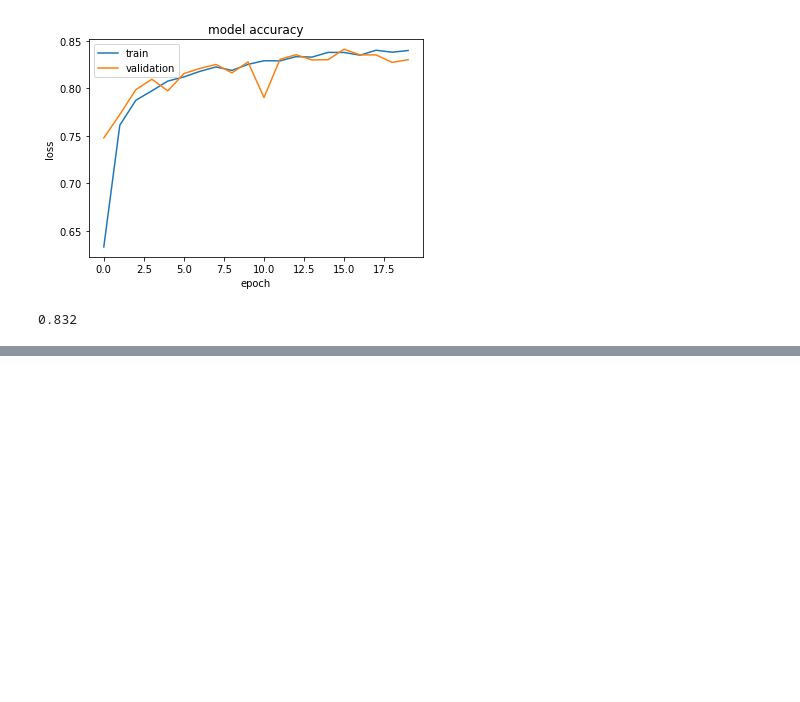
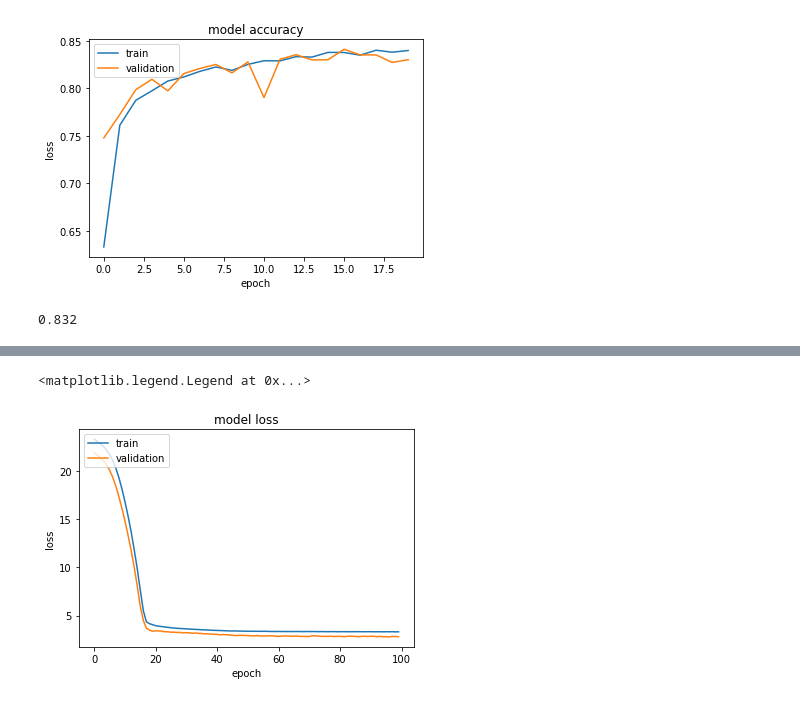
Before and after one commit to AIAcademyBatchJ/neural-networks, a Jupyter notebook: ann-class-handson.ipynb, the cells around one changed output, grey strips where cells are left out. Drawn from its saved outputs; the diff is of its cells as text; code cells hidden in the pictures; blank space fills up the shorter version.

```diff
--- a/ann-class-handson.ipynb
+++ b/ann-class-handson.ipynb
@@ -451,0 +735,10 @@ accuracy_score(ytest, pred_classes)
+# %%
+def build_model(norm):
+    model = Sequential([
+        norm,
+        Dense(64, activation='relu'),
+        Dense(64, activation='relu'),
+        Dense(1)
+    ])
+    model.compile(optimizer=tf.optimizers.Adam(learning_rate=0.001), loss='mean_absolute_error')
+    return model
@@ -451,0 +747,2 @@ accuracy_score(ytest, pred_classes)
+# %%
+dnn_hp_model = build_model(hp_normalizer)
@@ -451,0 +768,2 @@ accuracy_score(ytest, pred_classes)
+# %%
+history = dnn_hp_model.fit(train_features['Horsepower'], train_labels, epochs=100, verbose=2, validation_split=0.2)
@@ -451,0 +788,10 @@ accuracy_score(ytest, pred_classes)
+# %%
+plt.plot(history.history['loss'])
+plt.plot(history.history['val_loss'])
+plt.title('model loss')
+plt.xlabel('epoch')
+plt.ylabel('loss')
+plt.legend(['train','validation'], loc='upper left')
+# %% [output]
+<matplotlib.legend.Legend at 0x...>
+[figure, added]
```
Also changed, not shown: parts of 65 cells of this notebook.
